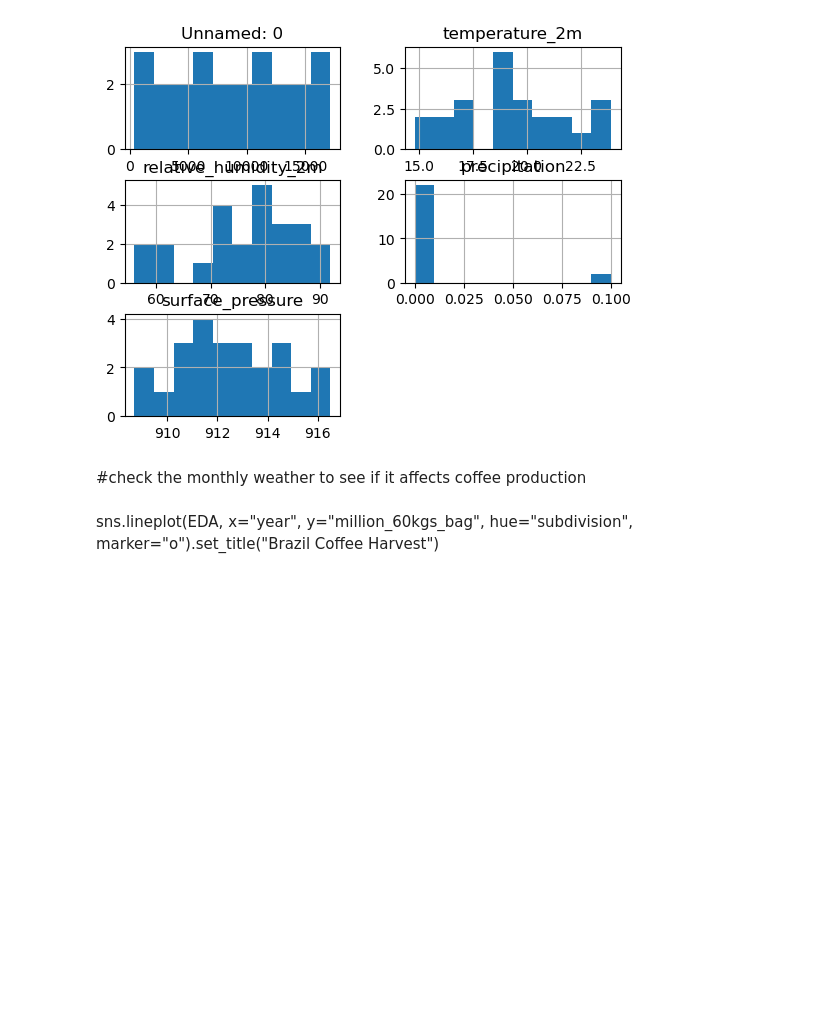
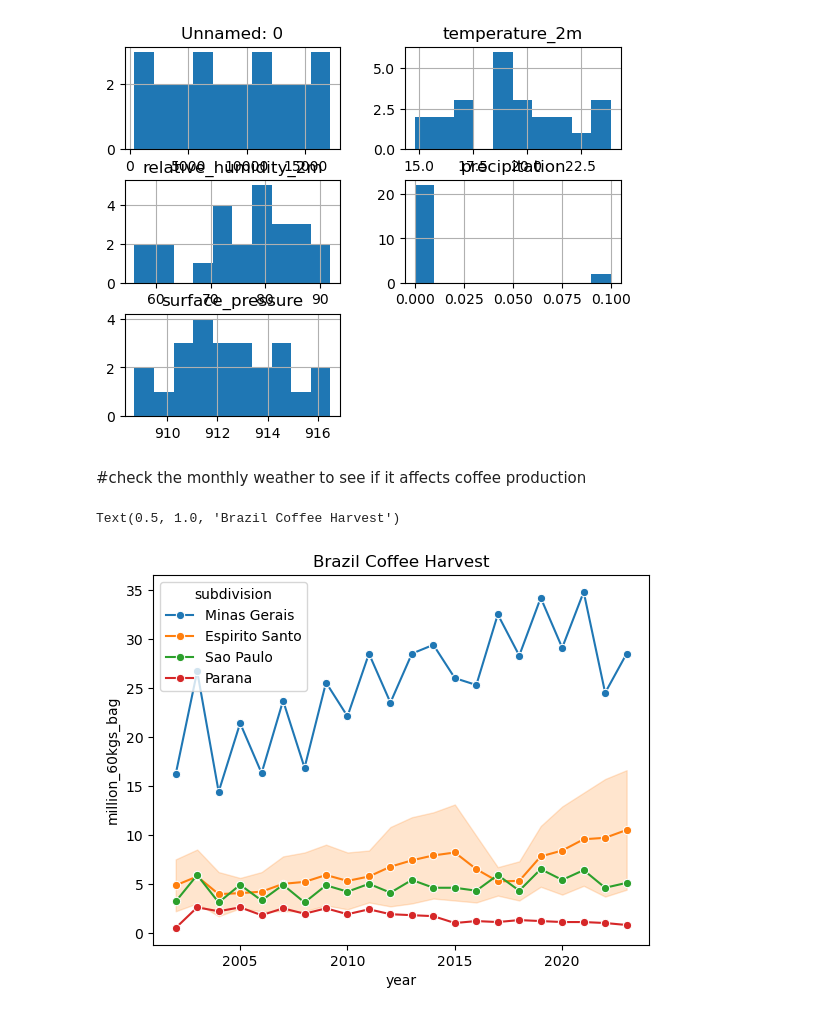
Before and after one commit to Totally-Kyle/TLAB-3, a Jupyter notebook: weather_api/notebooks/explore_weather.ipynb, the cells around one changed output. Saved outputs shown, nothing was run; the diff lists cells and outputs as text; code cells hidden in the pictures; blank space fills up the shorter version.

```diff
--- a/weather_api/notebooks/explore_weather.ipynb
+++ b/weather_api/notebooks/explore_weather.ipynb
@@ -19,6 +19,9 @@ array([[<Axes: title={'center': 'Unnamed: 0'}>,
 [figure]
 # %% [markdown]
 #check the monthly weather to see if it affects coffee production
-# %% [markdown]
-sns.lineplot(EDA, x="year", y="million_60kgs_bag", hue="subdivision", marker="o").set_title("Brazil Coffee Harvest")
+# %%
+sns.lineplot(EDA, x="year", y="million_60kgs_bag", hue="subdivision", marker="o").set_title("Brazil Coffee Harvest")
+# %% [output]
+Text(0.5, 1.0, 'Brazil Coffee Harvest')
+[figure, added]
 # %%
```
Also changed, not shown: parts of 1 cell of this notebook.
